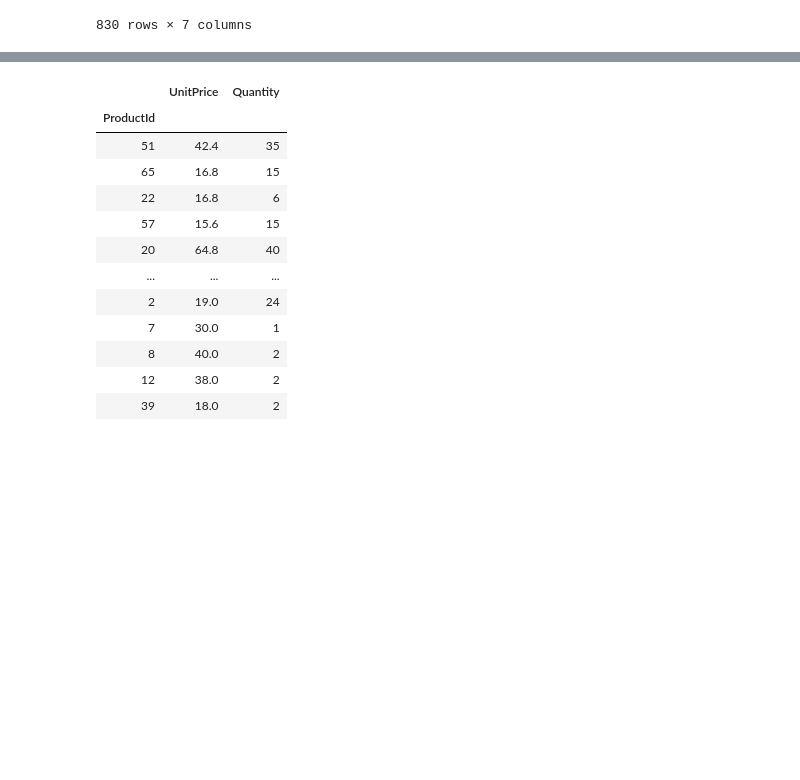
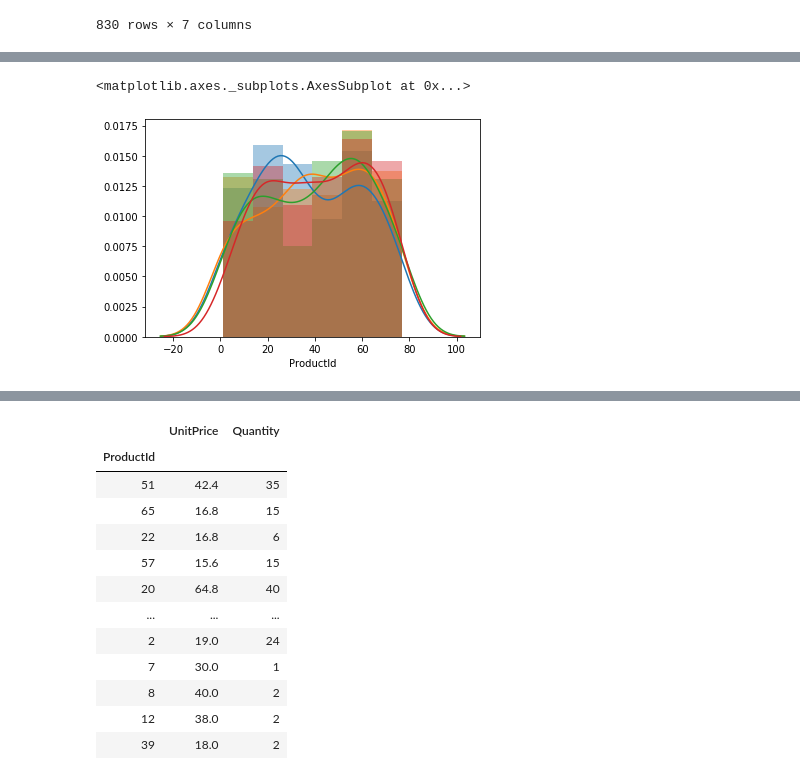
Before and after one commit to alphasentaurii/northwind-sql-database-project, a Jupyter notebook: student_draft1.ipynb, the cells around one changed output, grey strips where cells are left out. Saved outputs shown, nothing was run; the diff lists cells and outputs as text; code cells hidden in the pictures; blank space fills up the shorter version.

```diff
--- a/student_draft1.ipynb
+++ b/student_draft1.ipynb
@@ -337,0 +475,9 @@ For this hypothesis, be sure to specify both the null hypothesis and the alterna
+# %%
+sns.distplot(discount25pct.ProductId)
+sns.distplot(discount20pct.ProductId)
+sns.distplot(discount15pct.ProductId)
+sns.distplot(discount10pct.ProductId)
+sns.distplot(discount5pct.ProductId)
+# %% [output]
+<matplotlib.axes._subplots.AxesSubplot at 0x...>
+[figure, added]
```
Also changed, not shown: parts of 82 cells of this notebook.
